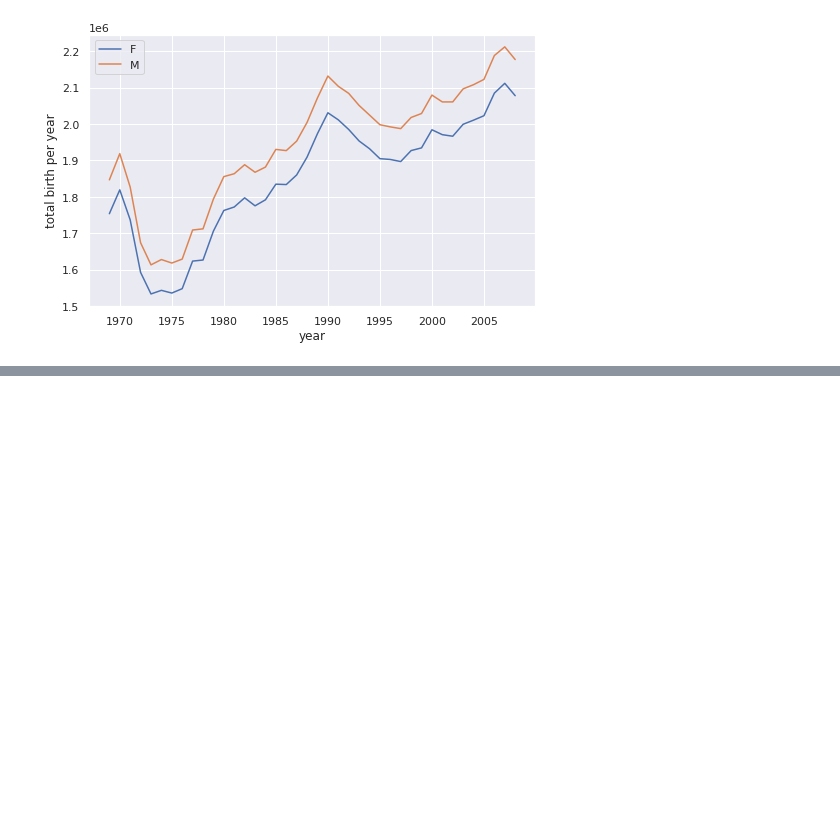
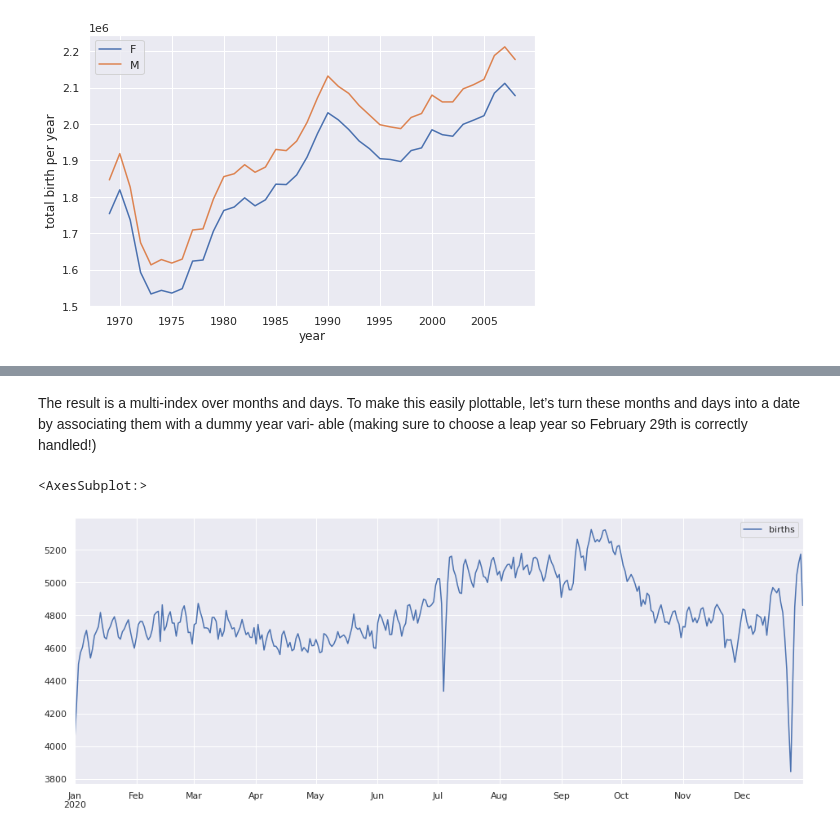
Before and after one commit to mthang1801/machine-learning, a Jupyter notebook: Data-science-ML-Tool/pandas/3.PivotTable.ipynb, the cells around one changed output, grey strips where cells are left out. Drawn from its saved outputs; the diff is of its cells as text; code cells hidden in the pictures; blank space fills up the shorter version.

```diff
--- a/Data-science-ML-Tool/pandas/3.PivotTable.ipynb
+++ b/Data-science-ML-Tool/pandas/3.PivotTable.ipynb
@@ -234,0 +292,15 @@ Text(0, 0.5, 'total birth per year')
+# %% [markdown]
+The result is a multi-index over months and days. To make this easily plottable, let’s
+turn these months and days into a date by associating them with a dummy year vari‐
+able (making sure to choose a leap year so February 29th is correctly handled!)
+# %%
+import datetime
+births_by_date = births.pivot_table("births", index=[births["month"], births["day"]])
+
+births_by_date.index = [datetime.datetime(2020,month,day) for (month, day) in births_by_date.index]
+
+
+births_by_date.plot(figsize=(16,6))
+# %% [output]
+<AxesSubplot:>
+[figure, added]
```
Also changed, not shown: parts of 8 cells of this notebook.
